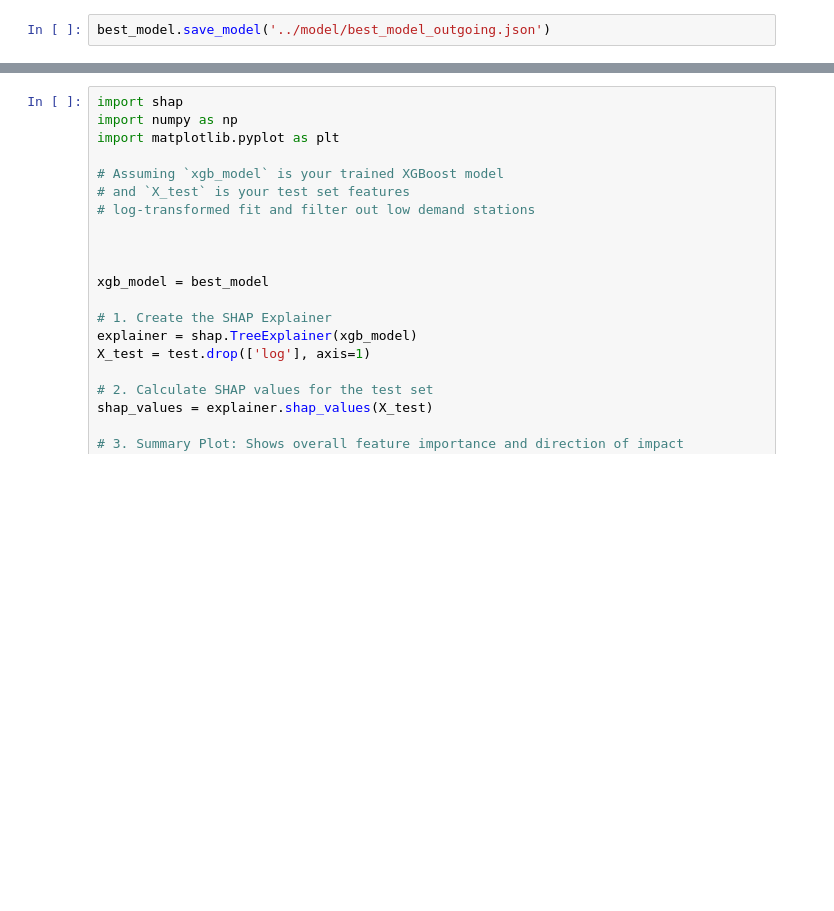
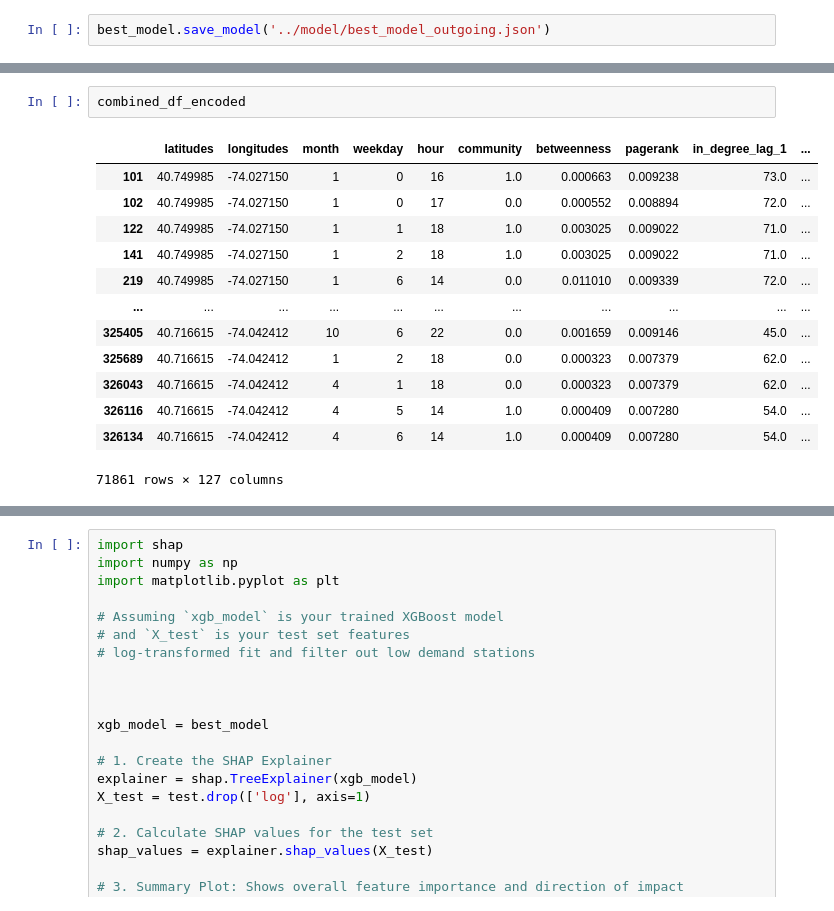
Before and after one commit to tochenan/CitiBike-Demand-Prediction, a Jupyter notebook: src/EDA.ipynb, the cells around one changed output, grey strips where cells are left out. Cells and saved outputs as stored; diff of their text form; blank space fills up the shorter version.

```diff
--- a/src/EDA.ipynb
+++ b/src/EDA.ipynb
@@ -504,0 +574,16 @@ best_model.save_model('../model/best_model_outgoing.json')
+# %%
+combined_df_encoded
+# %% [output]
+|  | latitudes | longitudes | month | weekday | hour | community | betweenness | pagerank | in_degree_lag_1 | ... |
+| 101 | 40.749985 | -74.027150 | 1 | 0 | 16 | 1.0 | 0.000663 | 0.009238 | 73.0 | ... |
+| 102 | 40.749985 | -74.027150 | 1 | 0 | 17 | 0.0 | 0.000552 | 0.008894 | 72.0 | ... |
+| 122 | 40.749985 | -74.027150 | 1 | 1 | 18 | 1.0 | 0.003025 | 0.009022 | 71.0 | ... |
+| 141 | 40.749985 | -74.027150 | 1 | 2 | 18 | 1.0 | 0.003025 | 0.009022 | 71.0 | ... |
+| 219 | 40.749985 | -74.027150 | 1 | 6 | 14 | 0.0 | 0.011010 | 0.009339 | 72.0 | ... |
+| ... | ... | ... | ... | ... | ... | ... | ... | ... | ... | ... |
+| 325405 | 40.716615 | -74.042412 | 10 | 6 | 22 | 0.0 | 0.001659 | 0.009146 | 45.0 | ... |
+| 325689 | 40.716615 | -74.042412 | 1 | 2 | 18 | 0.0 | 0.000323 | 0.007379 | 62.0 | ... |
+| 326043 | 40.716615 | -74.042412 | 4 | 1 | 18 | 0.0 | 0.000323 | 0.007379 | 62.0 | ... |
+| 326116 | 40.716615 | -74.042412 | 4 | 5 | 14 | 1.0 | 0.000409 | 0.007280 | 54.0 | ... |
+| 326134 | 40.716615 | -74.042412 | 4 | 6 | 14 | 1.0 | 0.000409 | 0.007280 | 54.0 | ... |
+71861 rows × 127 columns
```
Also changed, not shown: parts of 9 cells of this notebook, 19 other files.
